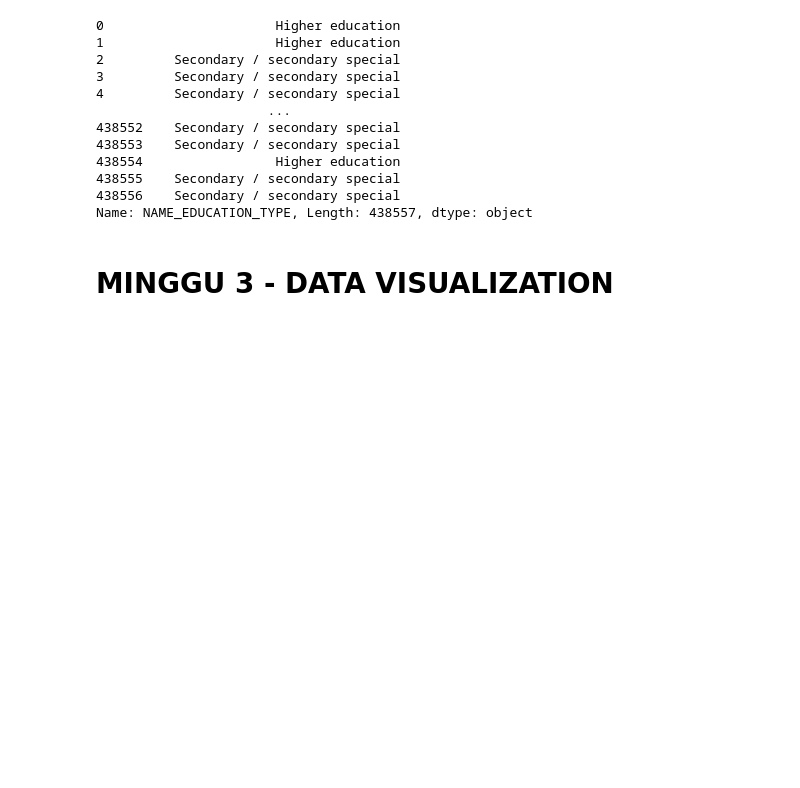
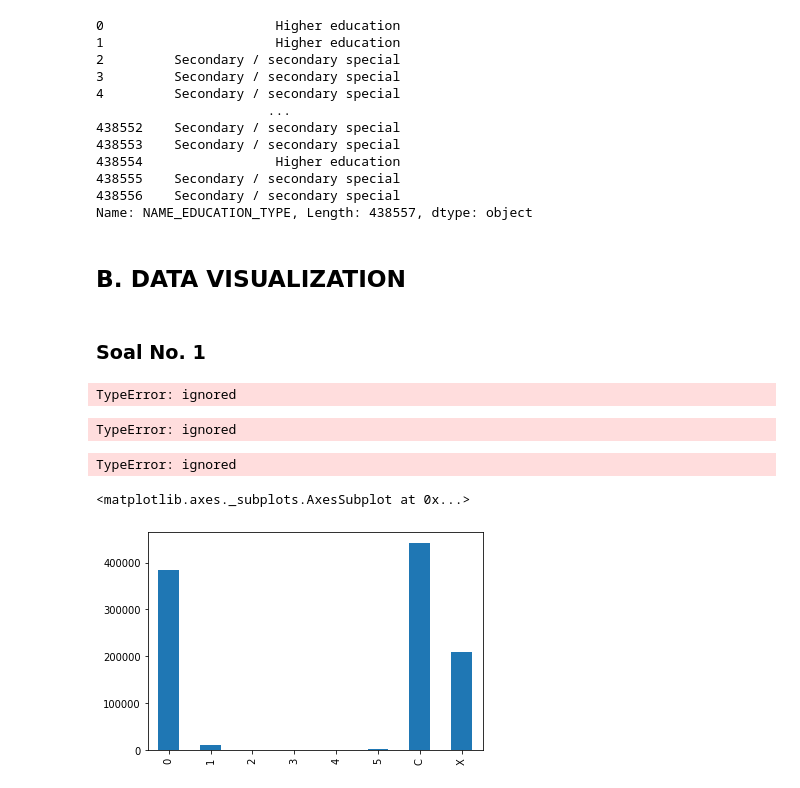
Before and after one commit to NabilahSharfina/Rakamin-Academy, a Jupyter notebook: Practice_Rakamin_Virtual_Internship.ipynb, the cells around one changed output. Drawn from its saved outputs; the diff is of its cells as text; code cells hidden in the pictures; blank space fills up the shorter version.

```diff
--- a/Practice_Rakamin_Virtual_Internship.ipynb
+++ b/Practice_Rakamin_Virtual_Internship.ipynb
@@ -619,4 +621,27 @@ education
 438556    Secondary / secondary special
 Name: NAME_EDUCATION_TYPE, Length: 438557, dtype: object
 # %% [markdown]
-# MINGGU 3 - DATA VISUALIZATION
+## B. DATA VISUALIZATION
+# %% [markdown]
+### Soal No. 1
+# %%
+# Visualisasi boxplot with pandas
+sns.boxplot('STATUS', data=df_cr)
+# %% [output]
+TypeError: ignored
+# %%
+# Visualisasi histogram with pandas
+df_cr['STATUS'].plot.hist()
+# %% [output]
+TypeError: ignored
+# %%
+# Visualisasi line chart with pandas
+df_cr(['STATUS'], axis=1).plot.line(title='Status Dataset')
+# %% [output]
+TypeError: ignored
+# %%
+# Visualisasi bar chart with pandas == BENAR
+df_cr['STATUS'].value_counts().sort_index().plot.bar()
+# %% [output]
+<matplotlib.axes._subplots.AxesSubplot at 0x...>
+[figure, added]
```
Also changed, not shown: parts of 66 cells of this notebook.
